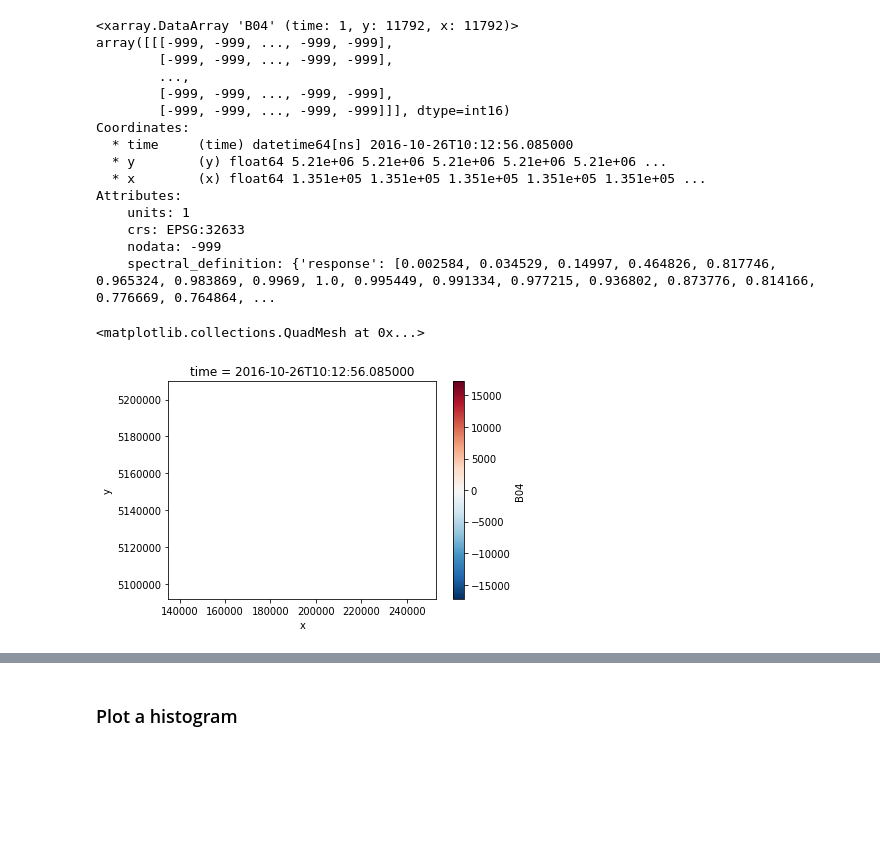
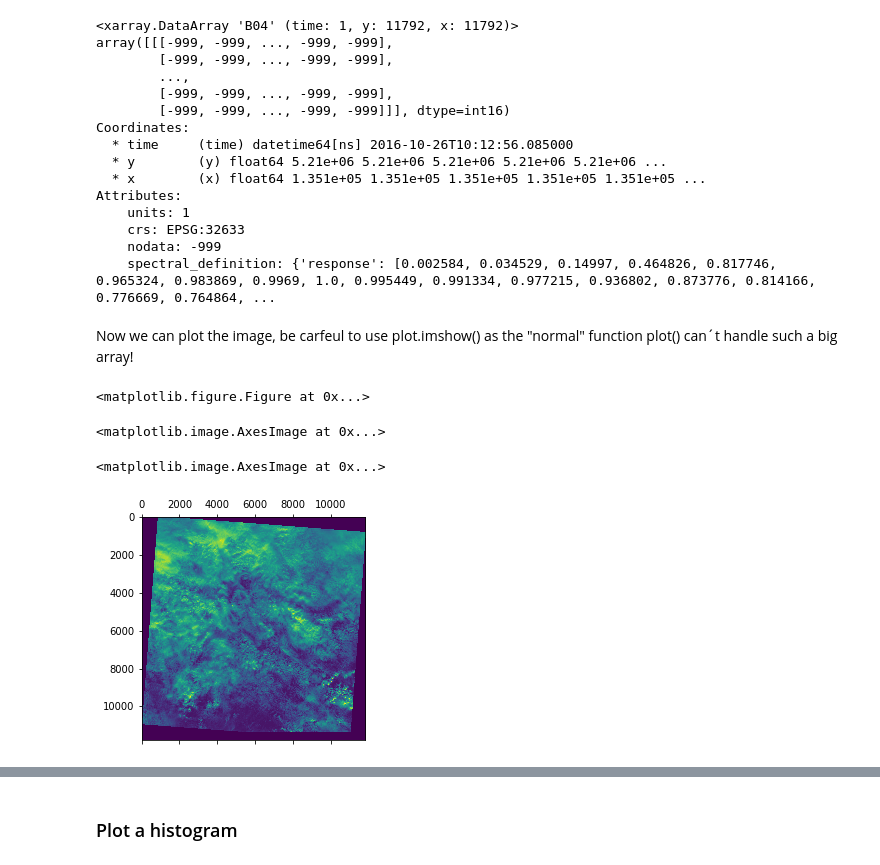
Before and after one commit to 2015E8007061068/datacube-core, a Jupyter notebook: examples/notebooks/sentinel2_l2a.ipynb, the cells around one changed output, grey strips where cells are left out. Drawn from its saved outputs; the diff is of its cells as text; code cells hidden in the pictures; blank space fills up the shorter version.

```diff
--- a/examples/notebooks/sentinel2_l2a.ipynb
+++ b/examples/notebooks/sentinel2_l2a.ipynb
@@ -124,8 +125,16 @@ Attributes:
     crs: EPSG:32633
     nodata: -999
     spectral_definition: {'response': [0.002584, 0.034529, 0.14997, 0.464826, 0.817746, 0.965324, 0.983869, 0.9969, 1.0, 0.995449, 0.991334, 0.977215, 0.936802, 0.873776, 0.814166, 0.776669, 0.764864, ...
+# %% [markdown]
+
+Now we can plot the image, be carfeul to use plot.imshow() as the "normal" function plot() can´t handle such a big array!
+# %%
+plt.figure(figsize=(50, 50))
+# %% [output]
+<matplotlib.figure.Figure at 0x...>
 # %%
-s2a_plot.B04.plot()
+s2a_plot.B04.isel(time=0).plot.imshow()
-# %% [output]
-<matplotlib.collections.QuadMesh at 0x...>
-[figure, removed]
+# %%
+plt.imshow(s2a_plot.B04.isel(time=0))
+# %% [output]
+<matplotlib.image.AxesImage at 0x...>
@@ -131,0 +143,5 @@ s2a_plot.B04.plot()
+# %%
+plt.matshow(s2a_plot.B04.isel(time=0))
+# %% [output]
+<matplotlib.image.AxesImage at 0x...>
+[figure, added]
```
Also changed, not shown: parts of 14 cells of this notebook.
